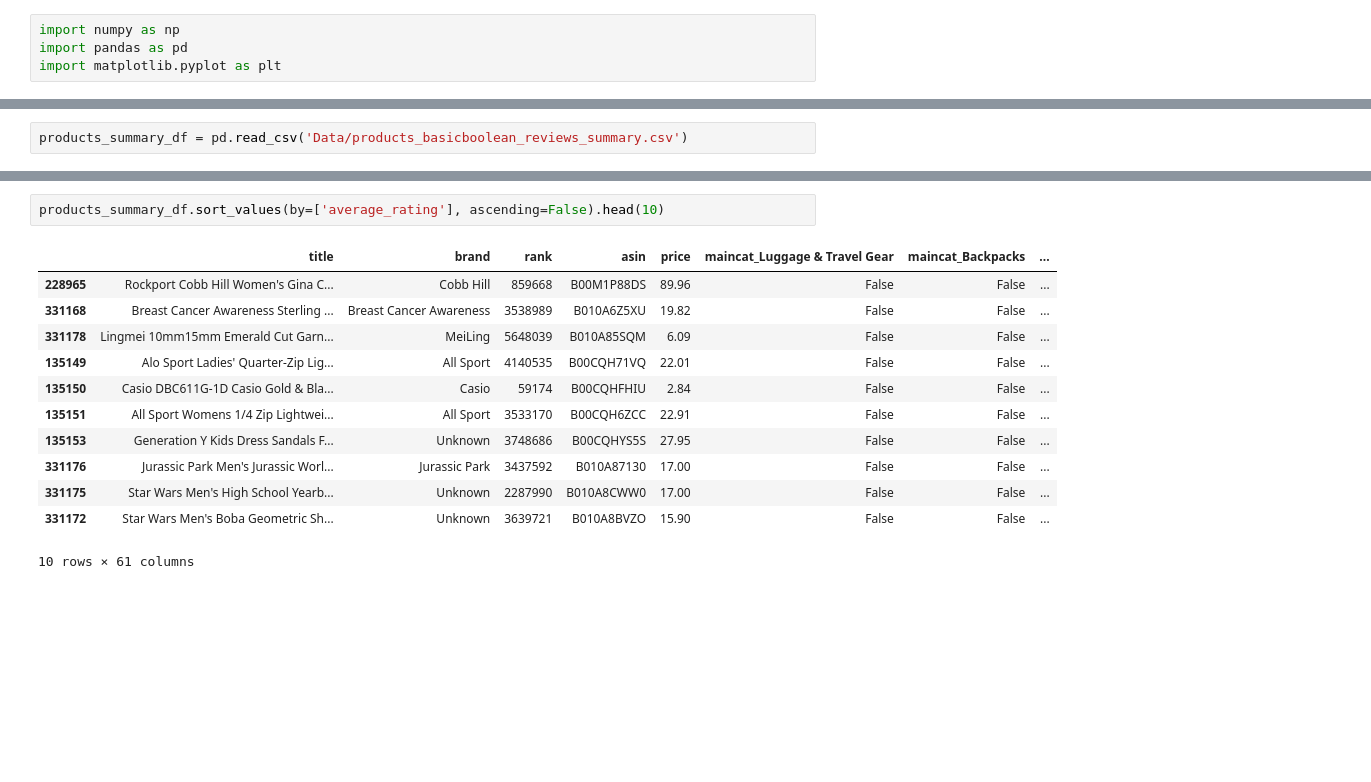
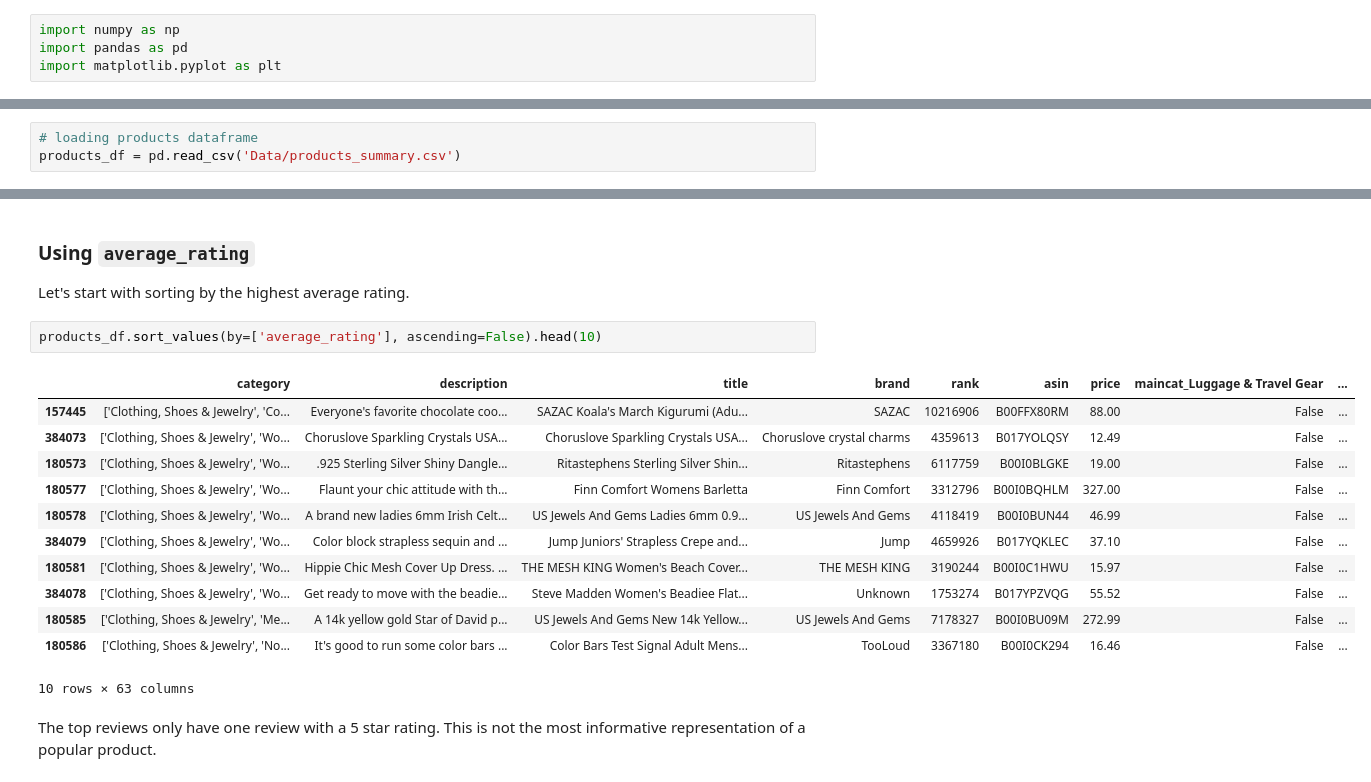
Before and after one commit to mkelsayed/ClothingRecommendationSystem, a Jupyter notebook: popularity_rec.ipynb, the cells around one changed output, grey strips where cells are left out. Cells and saved outputs as stored; diff of their text form; blank space fills up the shorter version.

Commit message:
completed popularity rec

```diff
--- a/popularity_rec.ipynb
+++ b/popularity_rec.ipynb
@@ -7,3 +43,4 @@ import matplotlib.pyplot as plt
 # %%
-products_summary_df = pd.read_csv('Data/products_basicboolean_reviews_summary.csv')
+# loading products dataframe
+products_df = pd.read_csv('Data/products_summary.csv')
 # %%
@@ -63,15 +70,21 @@ products_summary_df.drop_duplicates(inplace=True)
+# %% [markdown]
+### Using `average_rating` <a class="anchor" id="average_rating"></a>
+
+Let's start with sorting by the highest average rating.
 # %%
-products_summary_df.sort_values(by=['average_rating'], ascending=False).head(10)
+products_df.sort_values(by=['average_rating'], ascending=False).head(10)
 # %% [output]
-|  | title | brand | rank | asin | price | maincat_Luggage & Travel Gear | maincat_Backpacks | ... |
-| 228965 | Rockport Cobb Hill Women's Gina C... | Cobb Hill | 859668 | B00M1P88DS | 89.96 | False | False | ... |
-| 331168 | Breast Cancer Awareness Sterling ... | Breast Cancer Awareness | 3538989 | B010A6Z5XU | 19.82 | False | False | ... |
-| 331178 | Lingmei 10mm15mm Emerald Cut Garn... | MeiLing | 5648039 | B010A85SQM | 6.09 | False | False | ... |
-| 135149 | Alo Sport Ladies' Quarter-Zip Lig... | All Sport | 4140535 | B00CQH71VQ | 22.01 | False | False | ... |
-| 135150 | Casio DBC611G-1D Casio Gold & Bla... | Casio | 59174 | B00CQHFHIU | 2.84 | False | False | ... |
-| 135151 | All Sport Womens 1/4 Zip Lightwei... | All Sport | 3533170 | B00CQH6ZCC | 22.91 | False | False | ... |
-| 135153 | Generation Y Kids Dress Sandals F... | Unknown | 3748686 | B00CQHYS5S | 27.95 | False | False | ... |
-| 331176 | Jurassic Park Men's Jurassic Worl... | Jurassic Park | 3437592 | B010A87130 | 17.00 | False | False | ... |
-| 331175 | Star Wars Men's High School Yearb... | Unknown | 2287990 | B010A8CWW0 | 17.00 | False | False | ... |
-| 331172 | Star Wars Men's Boba Geometric Sh... | Unknown | 3639721 | B010A8BVZO | 15.90 | False | False | ... |
+|  | category | description | title | brand | rank | asin | price | maincat_Luggage & Travel Gear | ... |
+| 157445 | ['Clothing, Shoes & Jewelry', 'Co... | Everyone's favorite chocolate coo... | SAZAC Koala's March Kigurumi (Adu... | SAZAC | 10216906 | B00FFX80RM | 88.00 | False | ... |
+| 384073 | ['Clothing, Shoes & Jewelry', 'Wo... | Choruslove Sparkling Crystals USA... | Choruslove Sparkling Crystals USA... | Choruslove crystal charms | 4359613 | B017YOLQSY | 12.49 | False | ... |
+| 180573 | ['Clothing, Shoes & Jewelry', 'Wo... | .925 Sterling Silver Shiny Dangle... | Ritastephens Sterling Silver Shin... | Ritastephens | 6117759 | B00I0BLGKE | 19.00 | False | ... |
+| 180577 | ['Clothing, Shoes & Jewelry', 'Wo... | Flaunt your chic attitude with th... | Finn Comfort Womens Barletta | Finn Comfort | 3312796 | B00I0BQHLM | 327.00 | False | ... |
+| 180578 | ['Clothing, Shoes & Jewelry', 'Wo... | A brand new ladies 6mm Irish Celt... | US Jewels And Gems Ladies 6mm 0.9... | US Jewels And Gems | 4118419 | B00I0BUN44 | 46.99 | False | ... |
+| 384079 | ['Clothing, Shoes & Jewelry', 'Wo... | Color block strapless sequin and ... | Jump Juniors' Strapless Crepe and... | Jump | 4659926 | B017YQKLEC | 37.10 | False | ... |
+| 180581 | ['Clothing, Shoes & Jewelry', 'Wo... | Hippie Chic Mesh Cover Up Dress. ... | THE MESH KING Women's Beach Cover... | THE MESH KING | 3190244 | B00I0C1HWU | 15.97 | False | ... |
+| 384078 | ['Clothing, Shoes & Jewelry', 'Wo... | Get ready to move with the beadie... | Steve Madden Women's Beadiee Flat... | Unknown | 1753274 | B017YPZVQG | 55.52 | False | ... |
+| 180585 | ['Clothing, Shoes & Jewelry', 'Me... | A 14k yellow gold Star of David p... | US Jewels And Gems New 14k Yellow... | US Jewels And Gems | 7178327 | B00I0BU09M | 272.99 | False | ... |
+| 180586 | ['Clothing, Shoes & Jewelry', 'No... | It's good to run some color bars ... | Color Bars Test Signal Adult Mens... | TooLoud | 3367180 | B00I0CK294 | 16.46 | False | ... |
-10 rows × 61 columns
+10 rows × 63 columns
+# %% [markdown]
+The top reviews only have one review with a 5 star rating. This is not the most informative representation of a popular product.
```
Also changed, not shown: parts of 18 cells of this notebook.
